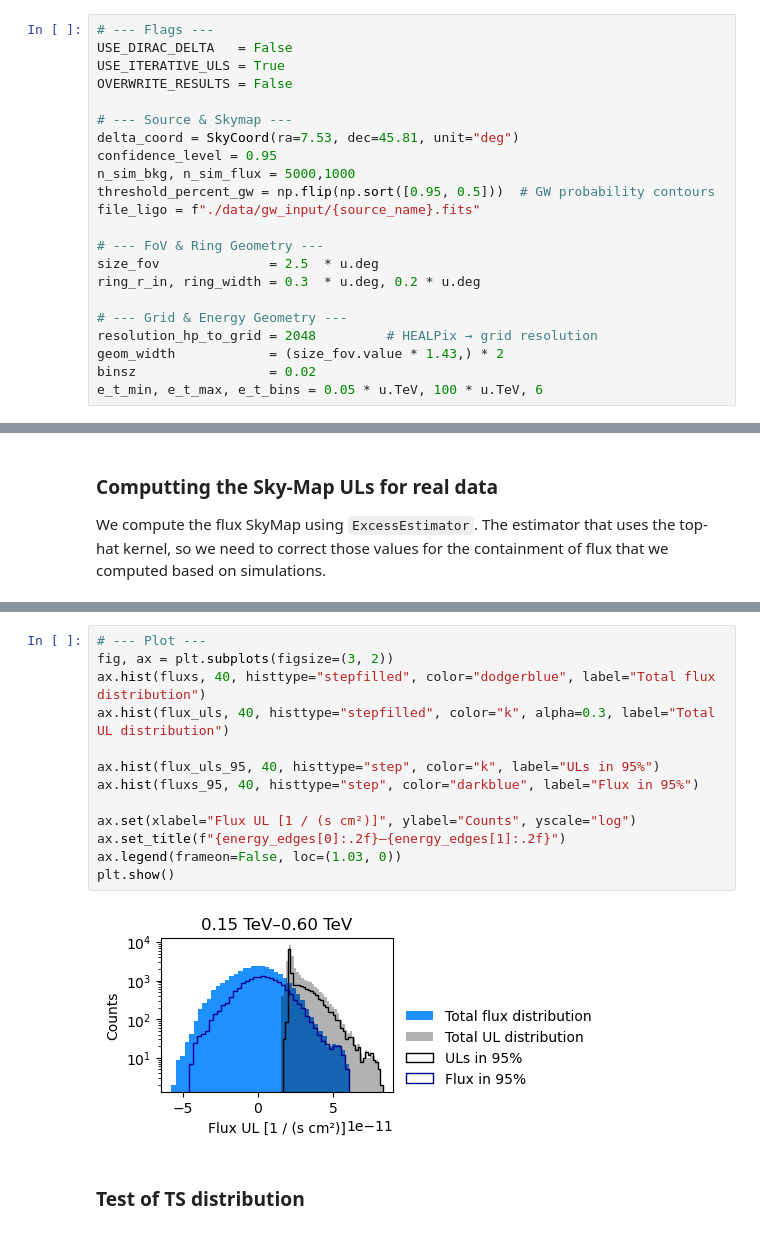
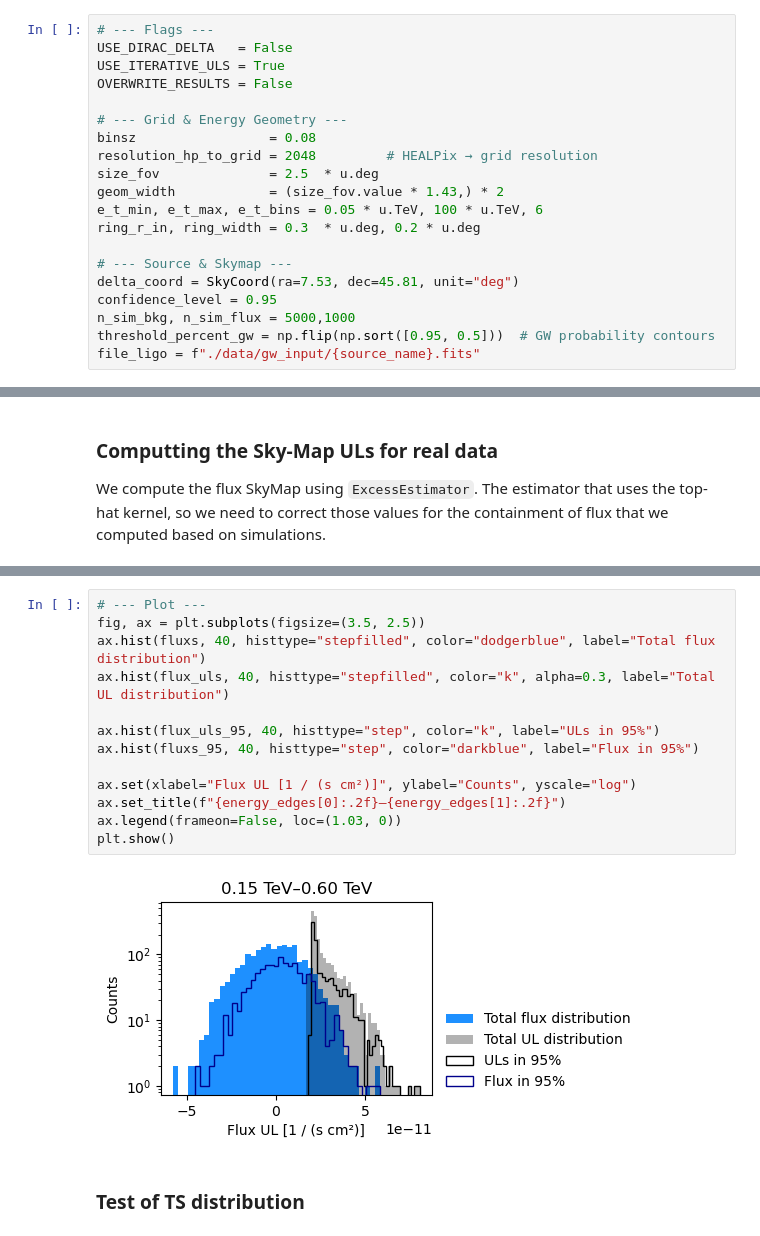
Before and after one commit to juanjq/gw-gamma-global-uls, a Jupyter notebook: notebook_sim.ipynb, the cells around one changed output, grey strips where cells are left out. Saved outputs shown, nothing was run; the diff lists cells and outputs as text.

```diff
--- a/notebook_sim.ipynb
+++ b/notebook_sim.ipynb
@@ -96,6 +96,14 @@ Other secundary parameters
 USE_DIRAC_DELTA   = False
 USE_ITERATIVE_ULS = True
 OVERWRITE_RESULTS = False
+
+# --- Grid & Energy Geometry ---
+binsz                 = 0.08
+resolution_hp_to_grid = 2048         # HEALPix → grid resolution
+size_fov              = 2.5  * u.deg
+geom_width            = (size_fov.value * 1.43,) * 2
+e_t_min, e_t_max, e_t_bins = 0.05 * u.TeV, 100 * u.TeV, 6
+ring_r_in, ring_width = 0.3  * u.deg, 0.2 * u.deg
 
 # --- Source & Skymap ---
 delta_coord = SkyCoord(ra=7.53, dec=45.81, unit="deg")
@@ -103,16 +111,6 @@ confidence_level = 0.95
 n_sim_bkg, n_sim_flux = 5000,1000
 threshold_percent_gw = np.flip(np.sort([0.95, 0.5]))  # GW probability contours
 file_ligo = f"./data/gw_input/{source_name}.fits"
-
-# --- FoV & Ring Geometry ---
-size_fov              = 2.5  * u.deg
-ring_r_in, ring_width = 0.3  * u.deg, 0.2 * u.deg
-
-# --- Grid & Energy Geometry ---
-resolution_hp_to_grid = 2048         # HEALPix → grid resolution
-geom_width            = (size_fov.value * 1.43,) * 2
-binsz                 = 0.02
-e_t_min, e_t_max, e_t_bins = 0.05 * u.TeV, 100 * u.TeV, 6
 # %% [markdown]
 ### <span style="color:blue">Reading GW data</span>
 # %%
@@ -545,19 +555,19 @@ fluxs_95    = _masked(maps_real["flux"].data).ravel()    / containment_factor
 Running Excess Map Estimator...
 # %%
 # --- Plot ---
-fig, ax = plt.subplots(figsize=(3, 2))
+fig, ax = plt.subplots(figsize=(3.5, 2.5))
 ax.hist(fluxs, 40, histtype="stepfilled", color="dodgerblue", label="Total flux distribution")
 ax.hist(flux_uls, 40, histtype="stepfilled", color="k", alpha=0.3, label="Total UL distribution")
 
 ax.hist(flux_uls_95, 40, histtype="step", color="k", label="ULs in 95%")
 ax.hist(fluxs_95, 40, histtype="step", color="darkblue", label="Flux in 95%")
 
 ax.set(xlabel="Flux UL [1 / (s cm²)]", ylabel="Counts", yscale="log")
 ax.set_title(f"{energy_edges[0]:.2f}–{energy_edges[1]:.2f}")
 ax.legend(frameon=False, loc=(1.03, 0))
 plt.show()
 # %% [output]
-[figure, old version]
+[figure, new version]
 # %% [markdown]
 ### Test of TS distribution
 # %%
```
Also changed, not shown: parts of 23 cells of this notebook.
